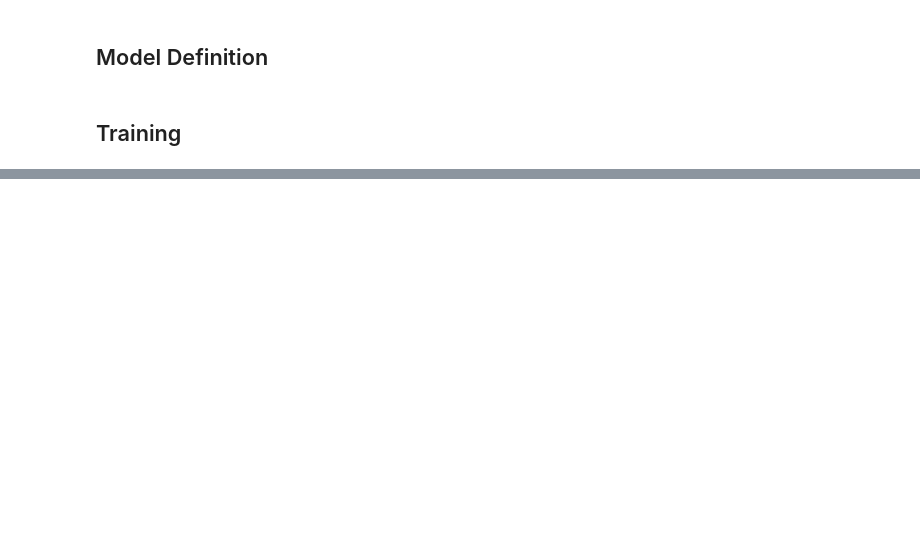
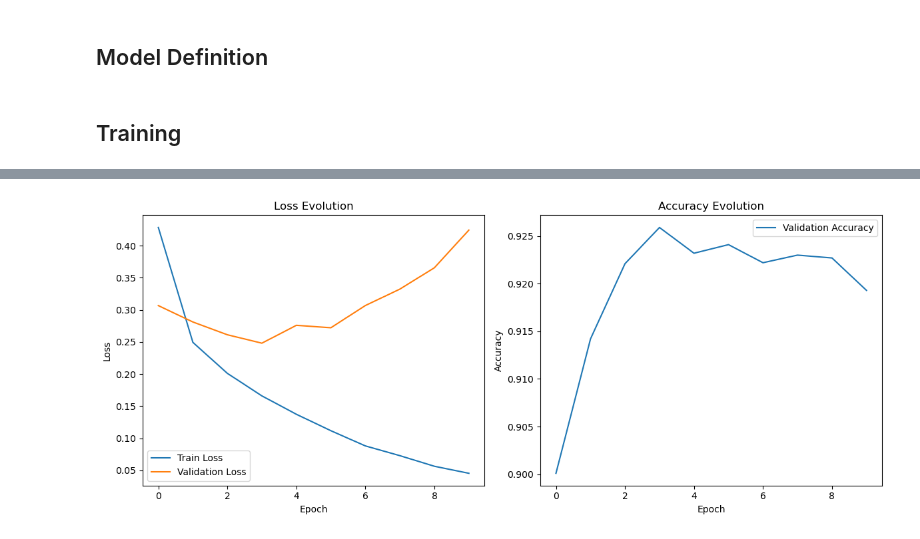
Before and after one commit to Kalyssia/DL_project, a Jupyter notebook: notebooks/training.ipynb, the cells around one changed output, grey strips where cells are left out. Saved outputs shown, nothing was run; the diff lists cells and outputs as text; code cells hidden in the pictures; blank space fills up the shorter version.

```diff
--- a/notebooks/training.ipynb
+++ b/notebooks/training.ipynb
@@ -13,8 +14,8 @@ import os
 DEVICE = torch.device("cuda" if torch.cuda.is_available() else "cpu")
 print(f"Using device: {DEVICE}")
 
-BATCH_SIZE = 64
-EPOCHS = 15
+BATCH_SIZE = 128
+EPOCHS = 10
 LR = 0.001
 # %% [output]
 Using device: cuda
@@ -104,0 +74,18 @@ Training complete.
+# %%
+def evaluate_model(model, loader, criterion, device):
+    model.eval()
+    losses, correct, total = [], 0, 0
+
+    with torch.no_grad():
+        for x, y in loader:
+            x, y = x.to(device), y.to(device)
+            outputs = model(x)
+            loss = criterion(outputs, y)
+            losses.append(loss.item())
+            preds = outputs.argmax(dim=1)
+            correct += (preds == y).sum().item()
+            total += y.size(0)
+
+    avg_loss = np.mean(losses)
+    accuracy = correct / total
+    return avg_loss, accuracy
@@ -105 +146,22 @@ Training complete.
+# %%
+# Plot the results
+plt.figure(figsize=(12, 5))
+plt.subplot(1,2,1)
+plt.plot(train_losses, label="Train Loss")
+plt.plot(val_losses, label="Validation Loss")
+plt.xlabel("Epoch")
+plt.ylabel("Loss")
+plt.title("Loss Evolution")
+plt.legend()
+
+plt.subplot(1,2,2)
+plt.plot(val_accuracies, label="Validation Accuracy")
+plt.xlabel("Epoch")
+plt.ylabel("Accuracy")
+plt.title("Accuracy Evolution")
+plt.legend()
+plt.tight_layout()
+plt.show()
+# %% [output]
+[figure, added]
 # %% [markdown]
```
Also changed, not shown: parts of 6 cells of this notebook, 1 other file.
